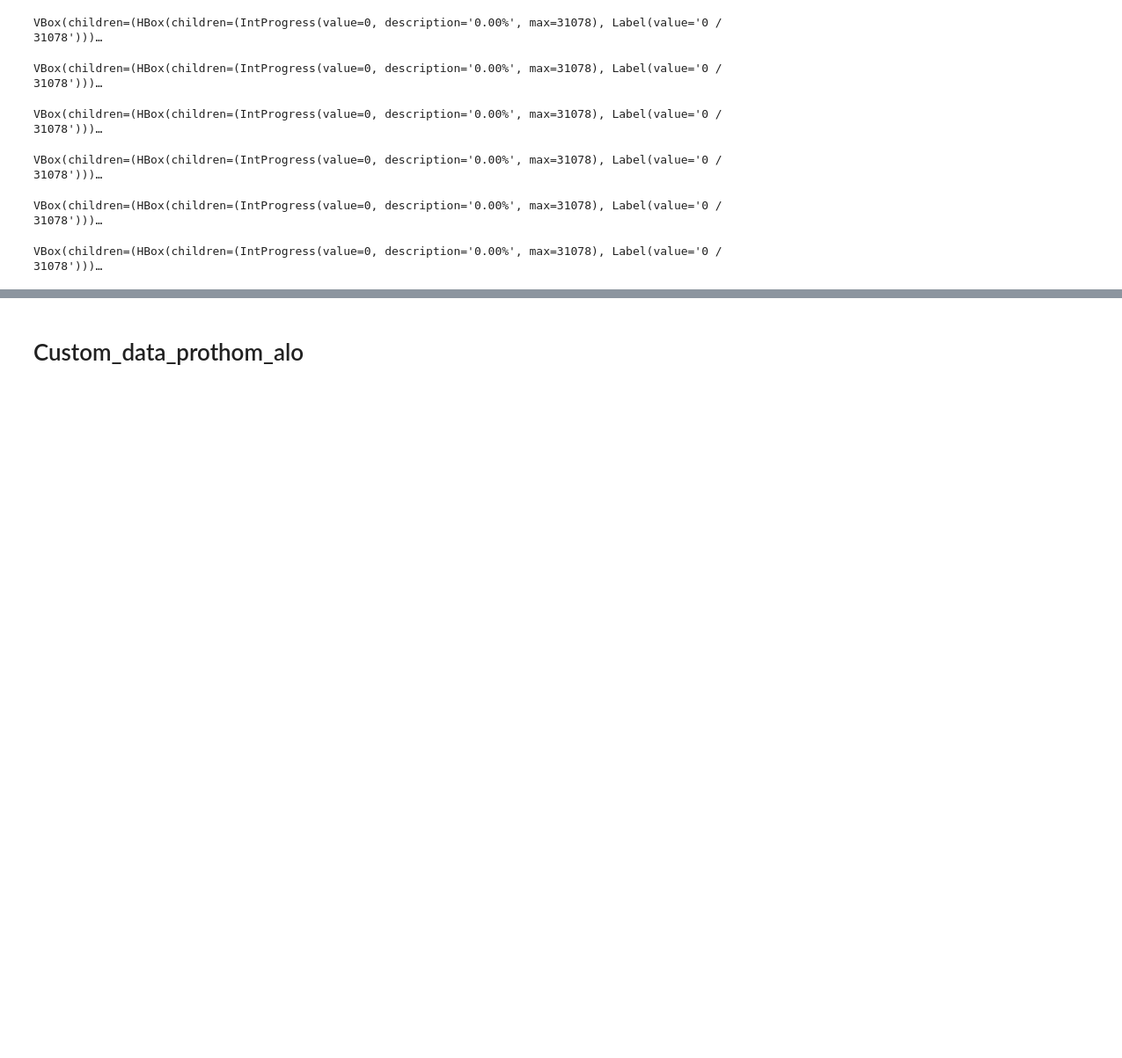
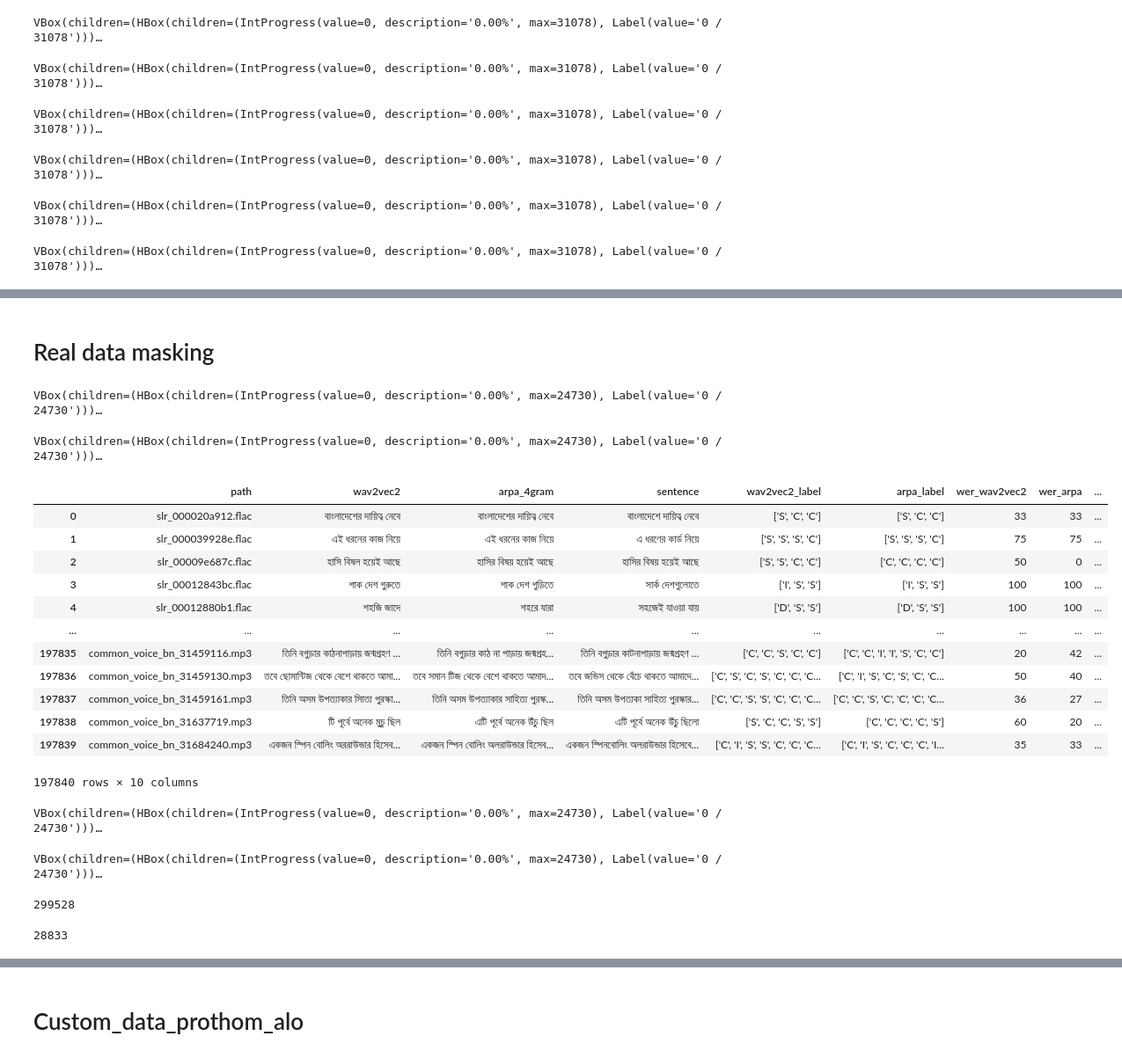
Before and after one commit to mushrafi88/asr_bangla, a Jupyter notebook: bert_corrector/custom_data_for_bert.ipynb, the cells around one changed output, grey strips where cells are left out. Shown at 88% size. Drawn from its saved outputs; the diff is of its cells as text; code cells hidden in the pictures; blank space fills up the shorter version.

```diff
--- a/bert_corrector/custom_data_for_bert.ipynb
+++ b/bert_corrector/custom_data_for_bert.ipynb
@@ -155,3 +155,16 @@ def wer_calc(label):
     d=label.count('D')
     i=label.count('I')
     return int((s+d+i)/len(label)*100)
+
+def masking(arpa):
+    sen = arpa.split()
+    for words in sen:
+        suggestions = sym_spell.lookup(words, Verbosity.CLOSEST,max_edit_distance=0, include_unknown=True)
+        for suggestion in suggestions:
+            suggestion = str(suggestion)
+            suggestion = suggestion.split(',')
+            if int(suggestion[2]) == 0:
+                mask = '[MASK]'
+                sen = [mask if x == words else x for x in sen]
+                break
+    return " ".join(sen)
@@ -301,0 +337,2 @@ df_actual[(df_actual.wer_wav2vec2 >= 30) & (df_actual.wer_wav2vec2 <= 90)]
+# %% [markdown]
+# Real data masking
@@ -301,0 +341,24 @@ df_actual[(df_actual.wer_wav2vec2 >= 30) & (df_actual.wer_wav2vec2 <= 90)]
+# %%
+df_actual = pd.read_csv('asr_bangla/data/asr_cv_slr.csv')
+# %%
+df_actual['masked_arpa'] = df_actual['arpa_4gram'].parallel_apply(lambda x: masking(str(x)))
+df_actual['masked_wav2vec2'] = df_actual['wav2vec2'].parallel_apply(lambda x: masking(str(x)))
+# %% [output]
+VBox(children=(HBox(children=(IntProgress(value=0, description='0.00%', max=24730), Label(value='0 / 24730')))…
+VBox(children=(HBox(children=(IntProgress(value=0, description='0.00%', max=24730), Label(value='0 / 24730')))…
+# %%
+df_actual
+# %% [output]
+|  | path | wav2vec2 | arpa_4gram | sentence | wav2vec2_label | arpa_label | wer_wav2vec2 | wer_arpa | ... |
+| 0 | slr_000020a912.flac | বাংলাদেশের দায়িত্ব নেবে | বাংলাদেশের দায়িত্ব নেবে | বাংলাদেশে দায়িত্ব নেবে | ['S', 'C', 'C'] | ['S', 'C', 'C'] | 33 | 33 | ... |
+| 1 | slr_000039928e.flac | এই ধরনের কাজ নিয়ে | এই ধরনের কাজ নিয়ে | এ ধরণের কার্ড নিয়ে | ['S', 'S', 'S', 'C'] | ['S', 'S', 'S', 'C'] | 75 | 75 | ... |
+| 2 | slr_00009e687c.flac | হাসি বিষল হয়েই আছে | হাসির বিষয় হয়েই আছে | হাসির বিষয় হয়েই আছে | ['S', 'S', 'C', 'C'] | ['C', 'C', 'C', 'C'] | 50 | 0 | ... |
+| 3 | slr_00012843bc.flac | শাক দেশ গুরুতে | শাক দেশ গুড়িতে | সার্ক দেশগুলোতে | ['I', 'S', 'S'] | ['I', 'S', 'S'] | 100 | 100 | ... |
+| 4 | slr_00012880b1.flac | শহজি জাদে | শহরে যারা | সহজেই যাওয়া যায় | ['D', 'S', 'S'] | ['D', 'S', 'S'] | 100 | 100 | ... |
+| ... | ... | ... | ... | ... | ... | ... | ... | ... | ... |
+| 197835 | common_voice_bn_31459116.mp3 | তিনি বগুড়ার কাঠনাপাড়ায় জন্মগ্রহণ ... | তিনি বগুড়ার কাঠ না পাড়ায় জন্মগ্রহ... | তিনি বগুড়ার কাটনাপাড়ায় জন্মগ্রহণ ... | ['C', 'C', 'S', 'C', 'C'] | ['C', 'C', 'I', 'I', 'S', 'C', 'C'] | 20 | 42 | ... |
+| 197836 | common_voice_bn_31459130.mp3 | তবে ছোমান্টিজ থেকে বেশে থাকতে আমা... | তবে সমান টিজ থেকে বেশে থাকতে আমাদ... | তবে জন্ডিস থেকে বেঁচে থাকতে আমাদে... | ['C', 'S', 'C', 'S', 'C', 'C', 'C... | ['C', 'I', 'S', 'C', 'S', 'C', 'C... | 50 | 40 | ... |
+| 197837 | common_voice_bn_31459161.mp3 | তিনি অসম উপত্যাকার সািত্য পুরস্কা... | তিনি অসম উপত্যাকার সাহিত্য পুরস্ক... | তিনি অসম উপত্যকা সাহিত্য পুরস্কার... | ['C', 'C', 'S', 'S', 'C', 'C', 'C... | ['C', 'C', 'S', 'C', 'C', 'C', 'C... | 36 | 27 | ... |
+| 197838 | common_voice_bn_31637719.mp3 | টি পূর্বে অনেক মুচু ছিল | এটি পূর্বে অনেক উঁচু ছিল | এটি পূর্বে অনেক উঁচু ছিলো | ['S', 'C', 'C', 'S', 'S'] | ['C', 'C', 'C', 'C', 'S'] | 60 | 20 | ... |
+| 197839 | common_voice_bn_31684240.mp3 | একজন স্পিন বোলিং অররাউন্ডার হিসেব... | একজন স্পিন বোলিং অলরাউন্ডার হিসেব... | একজন স্পিনবোলিং অলরাউন্ডার হিসেবে... | ['C', 'I', 'S', 'S', 'C', 'C', 'C... | ['C', 'I', 'S', 'C', 'C', 'C', 'I... | 35 | 33 | ... |
+197840 rows × 10 columns
@@ -301,0 +367,14 @@ df_actual[(df_actual.wer_wav2vec2 >= 30) & (df_actual.wer_wav2vec2 <= 90)]
+# %%
+df_actual['arpa_masked_n'] = df_actual['masked_arpa'].parallel_apply(lambda x: str(x).split().count(mask))
+df_actual['wav2vec2_masked_n'] = df_actual['masked_wav2vec2'].parallel_apply(lambda x: str(x).split().count(mask))
+# %% [output]
+VBox(children=(HBox(children=(IntProgress(value=0, description='0.00%', max=24730), Label(value='0 / 24730')))…
+VBox(children=(HBox(children=(IntProgress(value=0, description='0.00%', max=24730), Label(value='0 / 24730')))…
+# %%
+df_actual['wav2vec2_masked_n'].sum()
+# %% [output]
+299528
+# %%
+df_actual['arpa_masked_n'].sum()
+# %% [output]
+28833
```
Also changed, not shown: parts of 38 cells of this notebook.
